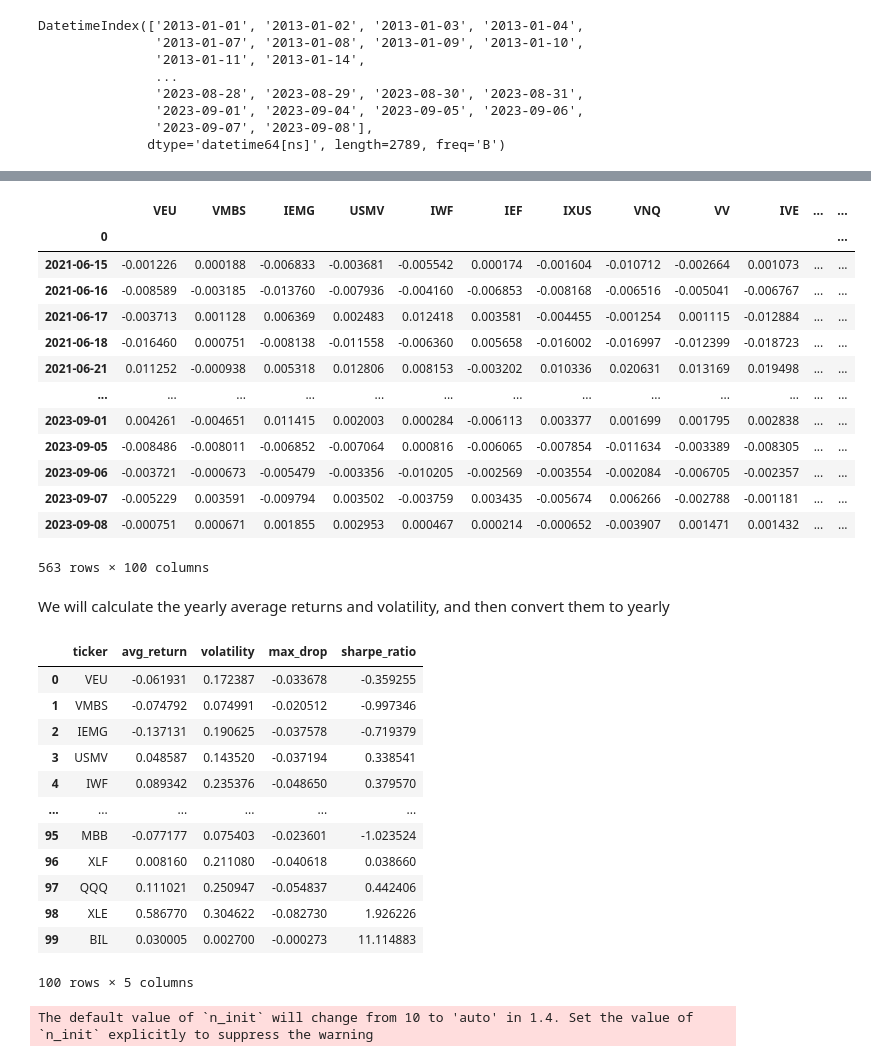
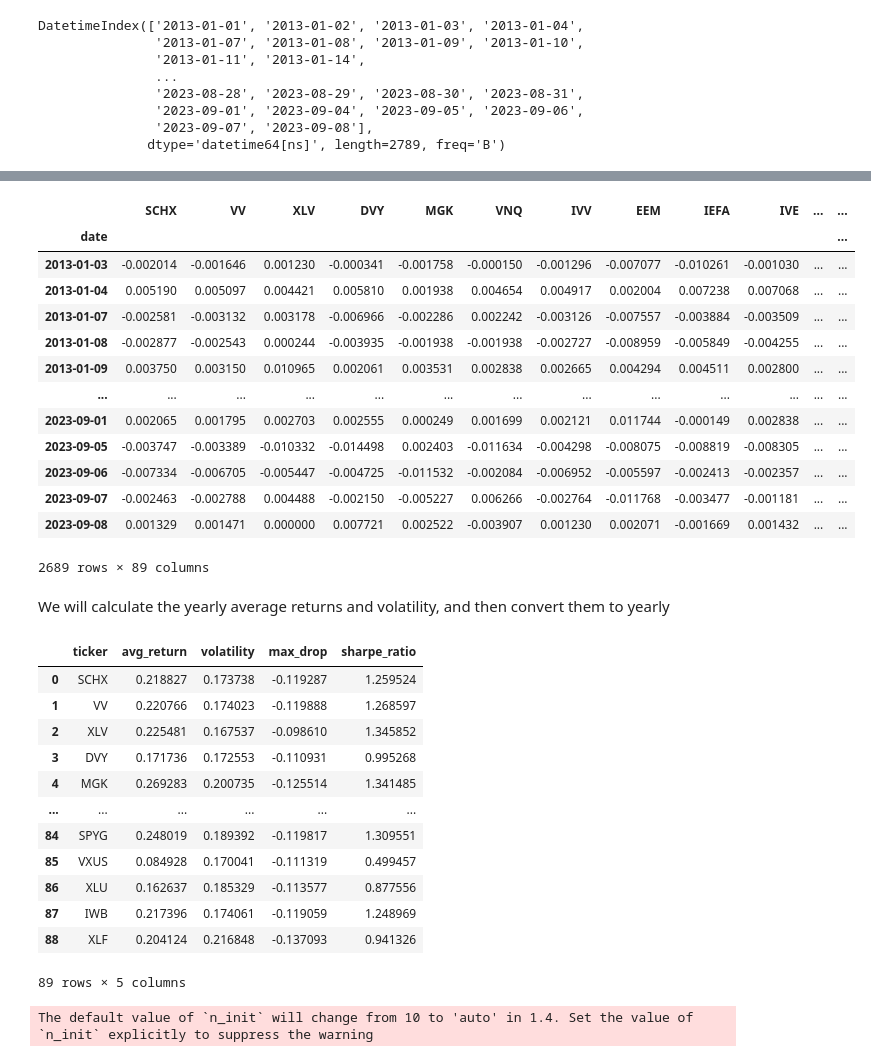
Before and after one commit to davidve0206/ETF-Website, a Jupyter notebook: eft_recommendator/etfs/EtfUtils/test_jupyter_notebook.ipynb, the cells around one changed output, grey strips where cells are left out. Saved outputs shown, nothing was run; the diff lists cells and outputs as text; code cells hidden in the pictures.

```diff
--- a/eft_recommendator/etfs/EtfUtils/test_jupyter_notebook.ipynb
+++ b/eft_recommendator/etfs/EtfUtils/test_jupyter_notebook.ipynb
@@ -24,6 +24,6 @@ DatetimeIndex(['2013-01-01', '2013-01-02', '2013-01-03', '2013-01-04',
                '2023-09-07', '2023-09-08'],
               dtype='datetime64[ns]', length=2789, freq='B')
 # %%
-output_df = pd.DataFrame(date_range)
+output_df = pd.DataFrame({"date": date_range})
 output_df.head()
 # %% [output]
@@ -37,6 +37,7 @@ output_df.head()
 for ticker in ticker_set:
     stock_data = si.get_data(ticker, start_date=start_date, end_date=end_date)
     stock_data.rename(columns={"adjclose":ticker}, inplace=True)
-    output_df = output_df.merge(stock_data.loc[:,ticker], how="inner", left_on=0, right_index=True)
+    output_df = output_df.merge(stock_data.loc[:,ticker], how="left", left_on="date", right_index=True)
+    #output_df = output_df.set_index("date")
 output_df
 # %% [output]
@@ -56,4 +45,3 @@ output_df
 # %%
-output_df = output_df.set_index(0)
-output_df
+output_df.set_index("date")
 # %% [output]
@@ -73,0 +62,6 @@ output_df
+# %%
+new_df = output_df
+new_df = new_df.set_index("date")
+new_df.dropna(axis=0, how="all", inplace=True)
+new_df.dropna(axis=1, how="any", inplace=True)
+new_df
@@ -74,25 +83,25 @@ output_df
 # %%
 def calculate_return(series):
     return (series.iloc[1] - series.iloc[0]) / series.iloc[0]
 
-returns_df = output_df.rolling(2).apply(calculate_return)
+returns_df = new_df.rolling(2).apply(calculate_return)
 returns_df = returns_df.iloc[1:]
 returns_df
 # %% [output]
-|  | VEU | VMBS | IEMG | USMV | IWF | IEF | IXUS | VNQ | VV | IVE | ... | ... |
-| 0 |  |  |  |  |  |  |  |  |  |  |  | ... |
-| 2021-06-15 | -0.001226 | 0.000188 | -0.006833 | -0.003681 | -0.005542 | 0.000174 | -0.001604 | -0.010712 | -0.002664 | 0.001073 | ... | ... |
-| 2021-06-16 | -0.008589 | -0.003185 | -0.013760 | -0.007936 | -0.004160 | -0.006853 | -0.008168 | -0.006516 | -0.005041 | -0.006767 | ... | ... |
-| 2021-06-17 | -0.003713 | 0.001128 | 0.006369 | 0.002483 | 0.012418 | 0.003581 | -0.004455 | -0.001254 | 0.001115 | -0.012884 | ... | ... |
-| 2021-06-18 | -0.016460 | 0.000751 | -0.008138 | -0.011558 | -0.006360 | 0.005658 | -0.016002 | -0.016997 | -0.012399 | -0.018723 | ... | ... |
-| 2021-06-21 | 0.011252 | -0.000938 | 0.005318 | 0.012806 | 0.008153 | -0.003202 | 0.010336 | 0.020631 | 0.013169 | 0.019498 | ... | ... |
+|  | SCHX | VV | XLV | DVY | MGK | VNQ | IVV | EEM | IEFA | IVE | ... | ... |
+| date |  |  |  |  |  |  |  |  |  |  |  | ... |
+| 2013-01-03 | -0.002014 | -0.001646 | 0.001230 | -0.000341 | -0.001758 | -0.000150 | -0.001296 | -0.007077 | -0.010261 | -0.001030 | ... | ... |
+| 2013-01-04 | 0.005190 | 0.005097 | 0.004421 | 0.005810 | 0.001938 | 0.004654 | 0.004917 | 0.002004 | 0.007238 | 0.007068 | ... | ... |
+| 2013-01-07 | -0.002581 | -0.003132 | 0.003178 | -0.006966 | -0.002286 | 0.002242 | -0.003126 | -0.007557 | -0.003884 | -0.003509 | ... | ... |
+| 2013-01-08 | -0.002877 | -0.002543 | 0.000244 | -0.003935 | -0.001938 | -0.001938 | -0.002727 | -0.008959 | -0.005849 | -0.004255 | ... | ... |
+| 2013-01-09 | 0.003750 | 0.003150 | 0.010965 | 0.002061 | 0.003531 | 0.002838 | 0.002665 | 0.004294 | 0.004511 | 0.002800 | ... | ... |
 | ... | ... | ... | ... | ... | ... | ... | ... | ... | ... | ... | ... | ... |
-| 2023-09-01 | 0.004261 | -0.004651 | 0.011415 | 0.002003 | 0.000284 | -0.006113 | 0.003377 | 0.001699 | 0.001795 | 0.002838 | ... | ... |
-| 2023-09-05 | -0.008486 | -0.008011 | -0.006852 | -0.007064 | 0.000816 | -0.006065 | -0.007854 | -0.011634 | -0.003389 | -0.008305 | ... | ... |
-| 2023-09-06 | -0.003721 | -0.000673 | -0.005479 | -0.003356 | -0.010205 | -0.002569 | -0.003554 | -0.002084 | -0.006705 | -0.002357 | ... | ... |
-| 2023-09-07 | -0.005229 | 0.003591 | -0.009794 | 0.003502 | -0.003759 | 0.003435 | -0.005674 | 0.006266 | -0.002788 | -0.001181 | ... | ... |
-| 2023-09-08 | -0.000751 | 0.000671 | 0.001855 | 0.002953 | 0.000467 | 0.000214 | -0.000652 | -0.003907 | 0.001471 | 0.001432 | ... | ... |
+| 2023-09-01 | 0.002065 | 0.001795 | 0.002703 | 0.002555 | 0.000249 | 0.001699 | 0.002121 | 0.011744 | -0.000149 | 0.002838 | ... | ... |
+| 2023-09-05 | -0.003747 | -0.003389 | -0.010332 | -0.014498 | 0.002403 | -0.011634 | -0.004298 | -0.008075 | -0.008819 | -0.008305 | ... | ... |
+| 2023-09-06 | -0.007334 | -0.006705 | -0.005447 | -0.004725 | -0.011532 | -0.002084 | -0.006952 | -0.005597 | -0.002413 | -0.002357 | ... | ... |
+| 2023-09-07 | -0.002463 | -0.002788 | 0.004488 | -0.002150 | -0.005227 | 0.006266 | -0.002764 | -0.011768 | -0.003477 | -0.001181 | ... | ... |
+| 2023-09-08 | 0.001329 | 0.001471 | 0.000000 | 0.007721 | 0.002522 | -0.003907 | 0.001230 | 0.002071 | -0.001669 | 0.001432 | ... | ... |
-563 rows × 100 columns
+2689 rows × 89 columns
 # %% [markdown]
 We will calculate the yearly average returns and volatility, and then convert them to yearly
 # %%
@@ -111,18 +120,18 @@ returns_summary_df["sharpe_ratio"] = returns_summary_df["avg_return"] / returns_
 returns_summary_df
 # %% [output]
 |  | ticker | avg_return | volatility | max_drop | sharpe_ratio |
-| 0 | VEU | -0.061931 | 0.172387 | -0.033678 | -0.359255 |
-| 1 | VMBS | -0.074792 | 0.074991 | -0.020512 | -0.997346 |
-| 2 | IEMG | -0.137131 | 0.190625 | -0.037578 | -0.719379 |
-| 3 | USMV | 0.048587 | 0.143520 | -0.037194 | 0.338541 |
-| 4 | IWF | 0.089342 | 0.235376 | -0.048650 | 0.379570 |
+| 0 | SCHX | 0.218827 | 0.173738 | -0.119287 | 1.259524 |
+| 1 | VV | 0.220766 | 0.174023 | -0.119888 | 1.268597 |
+| 2 | XLV | 0.225481 | 0.167537 | -0.098610 | 1.345852 |
+| 3 | DVY | 0.171736 | 0.172553 | -0.110931 | 0.995268 |
+| 4 | MGK | 0.269283 | 0.200735 | -0.125514 | 1.341485 |
 | ... | ... | ... | ... | ... | ... |
-| 95 | MBB | -0.077177 | 0.075403 | -0.023601 | -1.023524 |
-| 96 | XLF | 0.008160 | 0.211080 | -0.040618 | 0.038660 |
-| 97 | QQQ | 0.111021 | 0.250947 | -0.054837 | 0.442406 |
-| 98 | XLE | 0.586770 | 0.304622 | -0.082730 | 1.926226 |
-| 99 | BIL | 0.030005 | 0.002700 | -0.000273 | 11.114883 |
+| 84 | SPYG | 0.248019 | 0.189392 | -0.119817 | 1.309551 |
+| 85 | VXUS | 0.084928 | 0.170041 | -0.111319 | 0.499457 |
+| 86 | XLU | 0.162637 | 0.185329 | -0.113577 | 0.877556 |
+| 87 | IWB | 0.217396 | 0.174061 | -0.119059 | 1.248969 |
+| 88 | XLF | 0.204124 | 0.216848 | -0.137093 | 0.941326 |
-100 rows × 5 columns
+89 rows × 5 columns
 # %%
 fig = px.scatter(returns_summary_df, y="avg_return", x="volatility", hover_data="ticker")
 fig.show()
```
Also changed, not shown: parts of 9 cells of this notebook, 2 other files.
